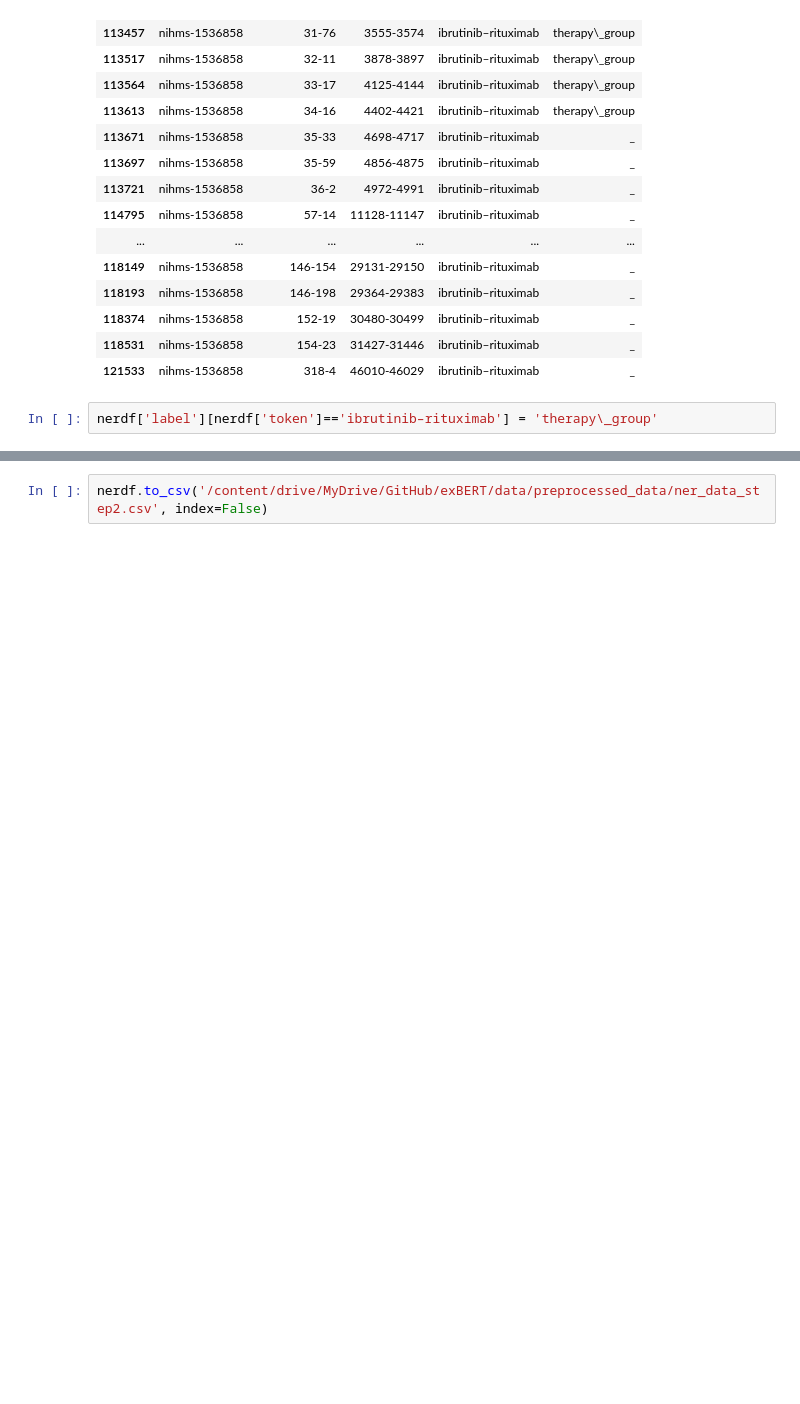
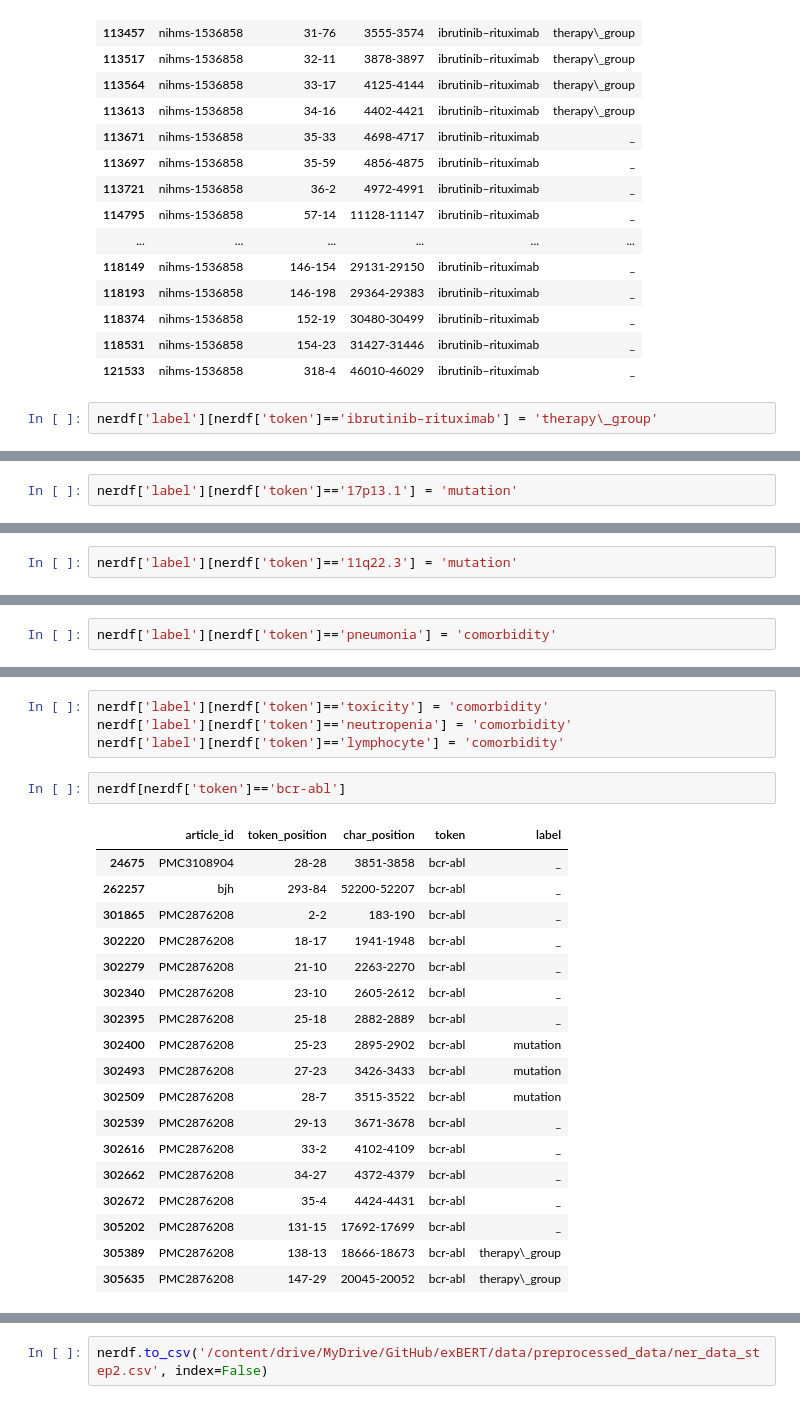
Before and after one commit to LyaSolis/ER, a Jupyter notebook: 3_data_prep_for_NER.ipynb, the cells around one changed output, grey strips where cells are left out. Cells and saved outputs as stored; diff of their text form; blank space fills up the shorter version.

```diff
--- a/3_data_prep_for_NER.ipynb
+++ b/3_data_prep_for_NER.ipynb
@@ -571,0 +734,2 @@ nerdf['label'][nerdf['token']=='ibrutinib–rituximab'] = 'therapy\_group'
+# %%
+nerdf['label'][nerdf['token']=='17p13.1'] = 'mutation'
@@ -571,0 +761,2 @@ nerdf['label'][nerdf['token']=='ibrutinib–rituximab'] = 'therapy\_group'
+# %%
+nerdf['label'][nerdf['token']=='11q22.3'] = 'mutation'
@@ -571,0 +783,2 @@ nerdf['label'][nerdf['token']=='ibrutinib–rituximab'] = 'therapy\_group'
+# %%
+nerdf['label'][nerdf['token']=='pneumonia'] = 'comorbidity'
@@ -571,0 +866,25 @@ nerdf['label'][nerdf['token']=='ibrutinib–rituximab'] = 'therapy\_group'
+# %%
+nerdf['label'][nerdf['token']=='toxicity'] = 'comorbidity'
+nerdf['label'][nerdf['token']=='neutropenia'] = 'comorbidity'
+nerdf['label'][nerdf['token']=='lymphocyte'] = 'comorbidity'
+# %%
+nerdf[nerdf['token']=='bcr-abl']
+# %% [output]
+|  | article_id | token_position | char_position | token | label |
+| 24675 | PMC3108904 | 28-28 | 3851-3858 | bcr-abl | _ |
+| 262257 | bjh | 293-84 | 52200-52207 | bcr-abl | _ |
+| 301865 | PMC2876208 | 2-2 | 183-190 | bcr-abl | _ |
+| 302220 | PMC2876208 | 18-17 | 1941-1948 | bcr-abl | _ |
+| 302279 | PMC2876208 | 21-10 | 2263-2270 | bcr-abl | _ |
+| 302340 | PMC2876208 | 23-10 | 2605-2612 | bcr-abl | _ |
+| 302395 | PMC2876208 | 25-18 | 2882-2889 | bcr-abl | _ |
+| 302400 | PMC2876208 | 25-23 | 2895-2902 | bcr-abl | mutation |
+| 302493 | PMC2876208 | 27-23 | 3426-3433 | bcr-abl | mutation |
+| 302509 | PMC2876208 | 28-7 | 3515-3522 | bcr-abl | mutation |
+| 302539 | PMC2876208 | 29-13 | 3671-3678 | bcr-abl | _ |
+| 302616 | PMC2876208 | 33-2 | 4102-4109 | bcr-abl | _ |
+| 302662 | PMC2876208 | 34-27 | 4372-4379 | bcr-abl | _ |
+| 302672 | PMC2876208 | 35-4 | 4424-4431 | bcr-abl | _ |
+| 305202 | PMC2876208 | 131-15 | 17692-17699 | bcr-abl | _ |
+| 305389 | PMC2876208 | 138-13 | 18666-18673 | bcr-abl | therapy\_group |
+| 305635 | PMC2876208 | 147-29 | 20045-20052 | bcr-abl | therapy\_group |
```
Also changed, not shown: parts of 41 cells of this notebook.
